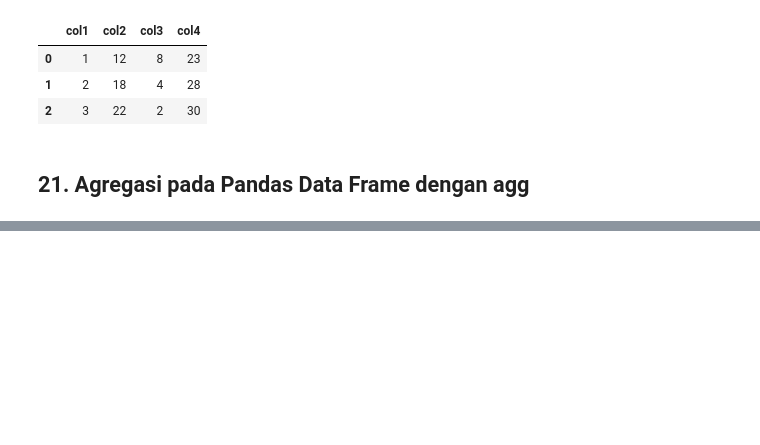
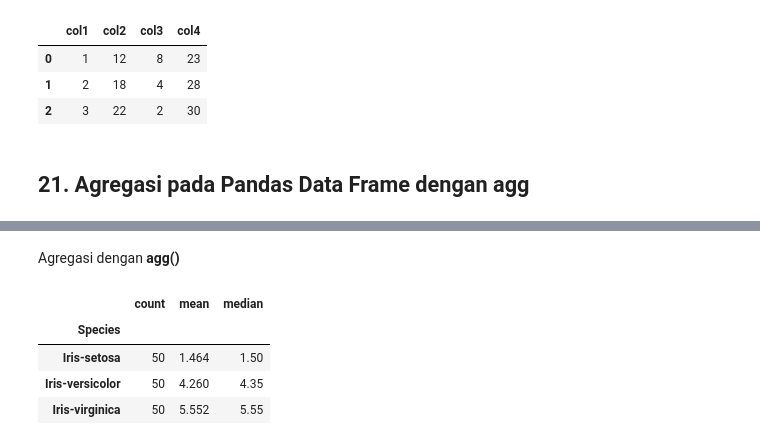
Before and after one commit to Edy-Mochamad/Learn-jupyter-notebook, a Jupyter notebook: pandas.ipynb, the cells around one changed output, grey strips where cells are left out. Saved outputs shown, nothing was run; the diff lists cells and outputs as text; code cells hidden in the pictures; blank space fills up the shorter version.

```diff
--- a/pandas.ipynb
+++ b/pandas.ipynb
@@ -1061,0 +1098,10 @@ df
+# %% [markdown]
+Agregasi dengan **agg()**
+# %%
+df.groupby('Species')['PetalLengthCm'].agg(['count', 'mean', 'median'])
+# %% [output]
+|  | count | mean | median |
+| Species |  |  |  |
+| Iris-setosa | 50 | 1.464 | 1.50 |
+| Iris-versicolor | 50 | 4.260 | 4.35 |
+| Iris-virginica | 50 | 5.552 | 5.55 |
```
Also changed, not shown: parts of 8 cells of this notebook.
